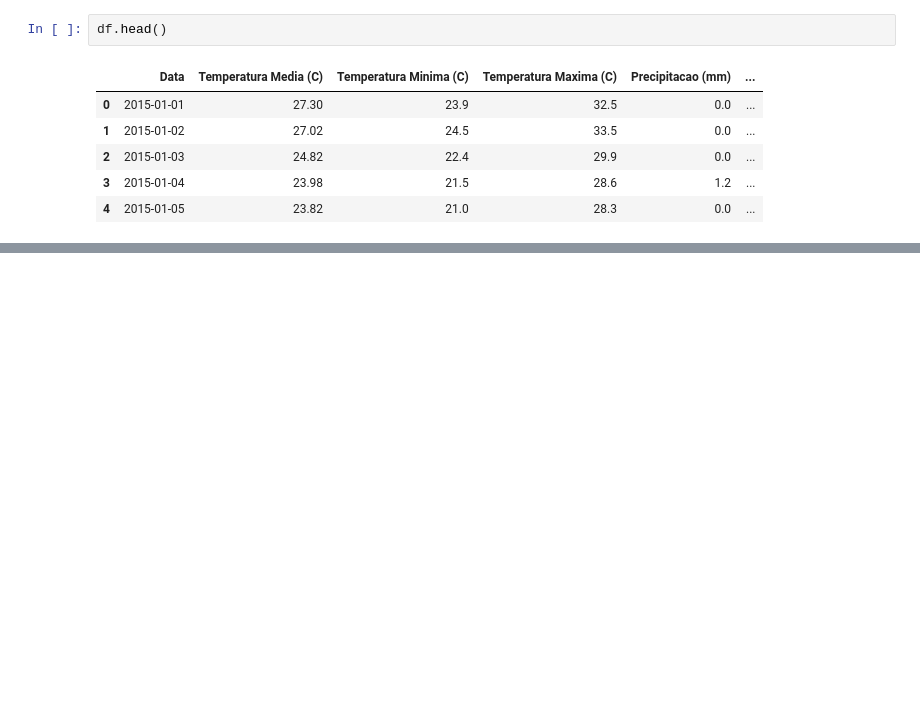
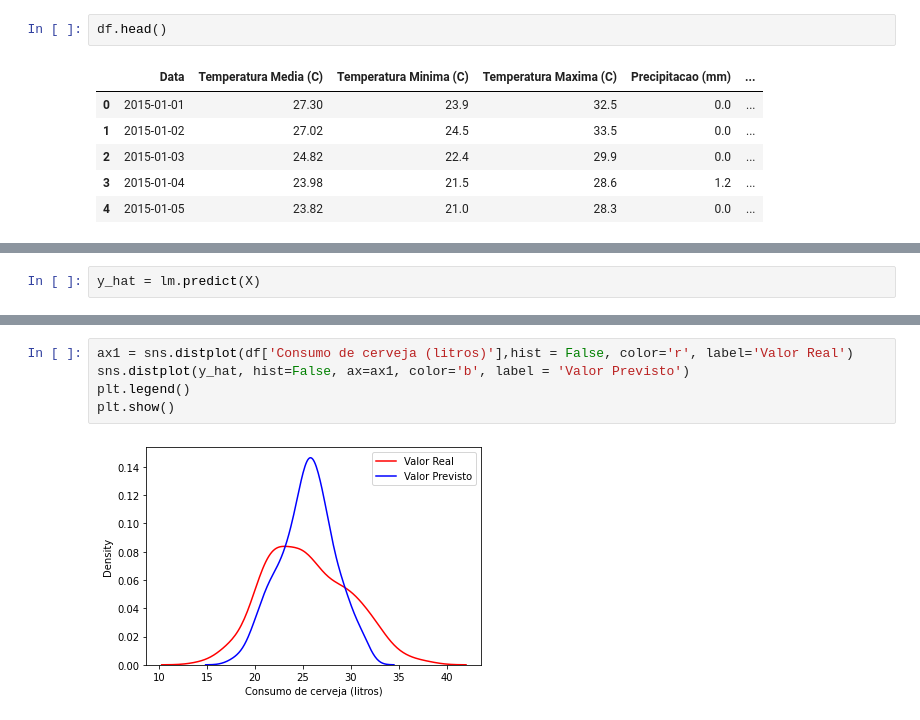
Before and after one commit to Pedro4010/carnawari, a Jupyter notebook: regressao.ipynb, the cells around one changed output, grey strips where cells are left out. Cells and saved outputs as stored; diff of their text form; blank space fills up the shorter version.

```diff
--- a/regressao.ipynb
+++ b/regressao.ipynb
@@ -309,0 +320,2 @@ df.head()
+# %%
+y_hat = lm.predict(X)
@@ -309,0 +365,7 @@ df.head()
+# %%
+ax1 = sns.distplot(df['Consumo de cerveja (litros)'],hist = False, color='r', label='Valor Real')
+sns.distplot(y_hat, hist=False, ax=ax1, color='b', label = 'Valor Previsto')
+plt.legend()
+plt.show()
+# %% [output]
+[figure, added]
```
Also changed, not shown: parts of 7 cells of this notebook.
